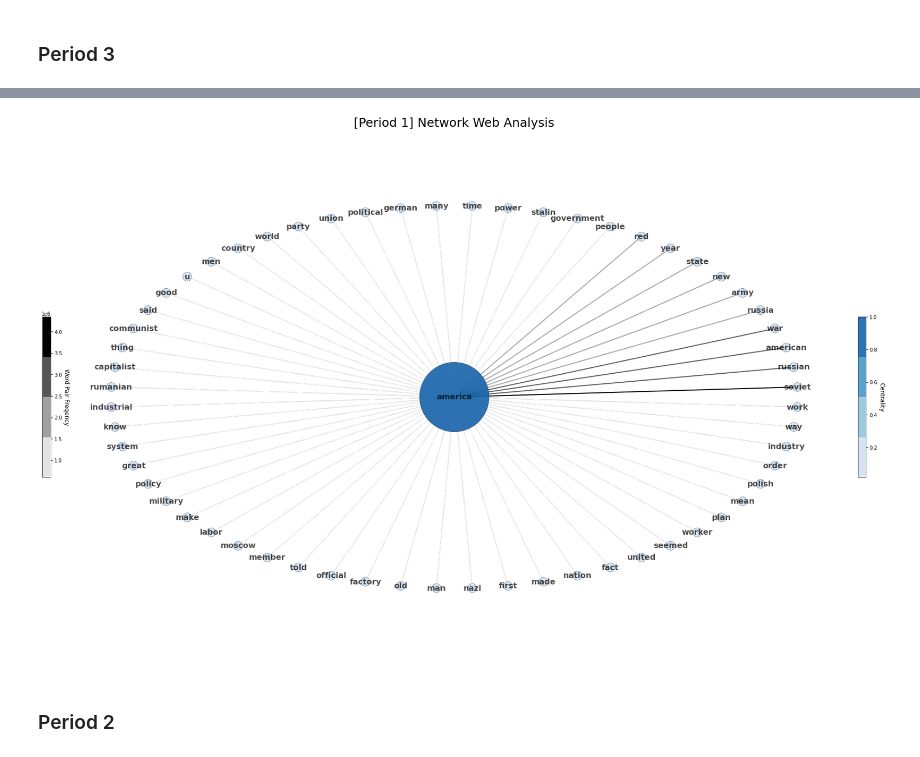
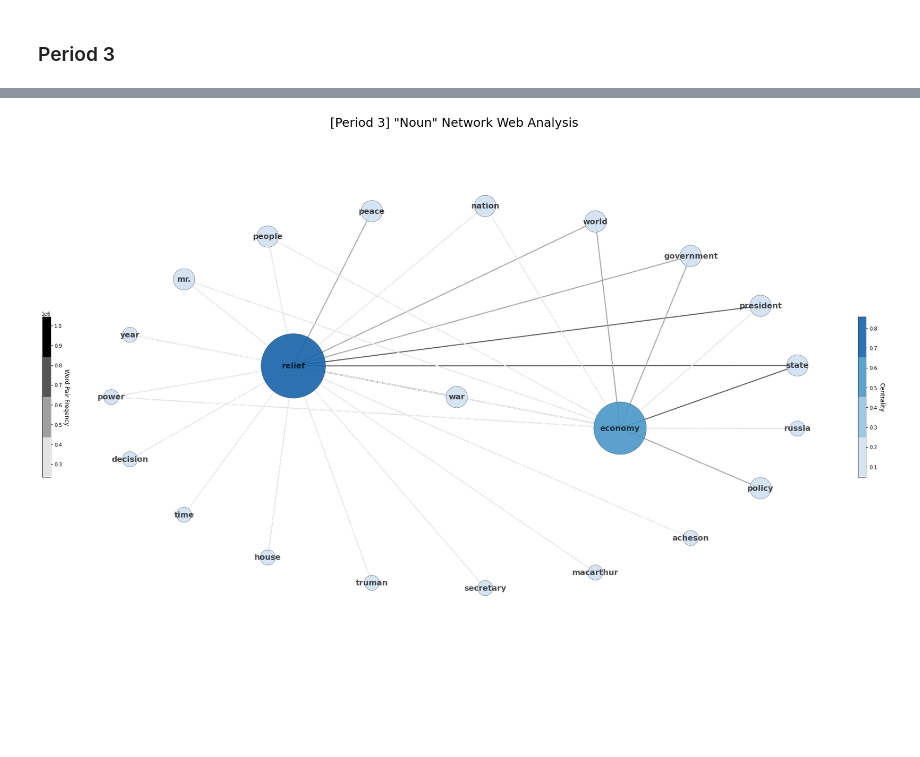
Before and after one commit to MartinusChoi/Text-Mining-Project, a Jupyter notebook: Network-Web-Analysis-ST.ipynb, the cells around one changed output, grey strips where cells are left out. Cells and saved outputs as stored; diff of their text form; code cells hidden in the pictures; blank space fills up the shorter version.

Commit message:
preprocess ST & Networ Web Anlaysis per pos

```diff
--- a/Network-Web-Analysis-ST.ipynb
+++ b/Network-Web-Analysis-ST.ipynb
@@ -461,0 +394,6 @@ df = pd.read_csv(RESULT_1+'word-pair-freq.csv')
+# %%
+all_freq = pd.read_csv(RESULT_3+'word-pair-freq-all.csv')
+noun_freq = pd.read_csv(RESULT_3+'word-pair-freq-noun.csv')
+verb_freq = pd.read_csv(RESULT_3+'word-pair-freq-verb.csv')
+adjective_freq = pd.read_csv(RESULT_3+'word-pair-freq-adjective.csv')
+adverb_freq = pd.read_csv(RESULT_3+'word-pair-freq-adverb.csv')
@@ -462,13 +408,8 @@ df = pd.read_csv(RESULT_1+'word-pair-freq.csv')
 # %%
 net = Network()
 
-# '단어 중심성' 계산
-# degree Centrality, Page Rank
-net.calc_properties(edge_num=60, data=df)
+net.calc_properties(edge_num=30, data=noun_freq)
 
-# Network 시각화
-net.plot(title='[Period 1] Network Web Analysis', root=RESULT_1)
+net.plot(title='[Period 3] "Noun" Network Web Analysis', root=RESULT_3)
 # %% [output]
-[figure, old version]
+[figure, new version]
-# %% [markdown]
-### Period 2
```
Also changed, not shown: parts of 82 cells of this notebook, 39 other files.
